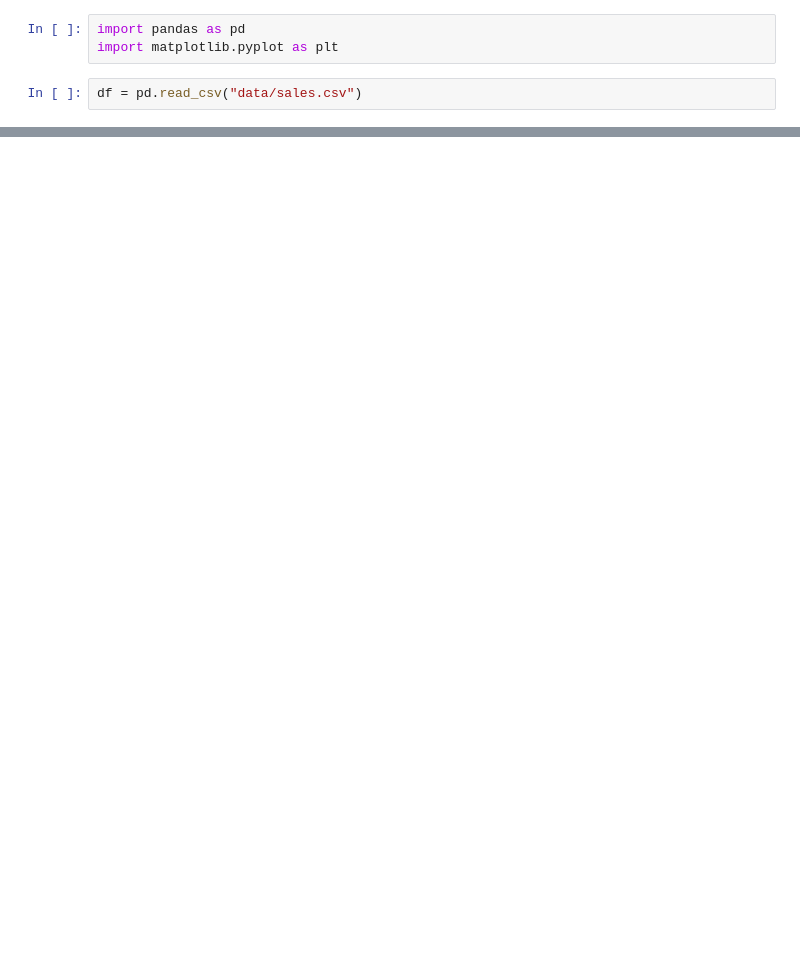
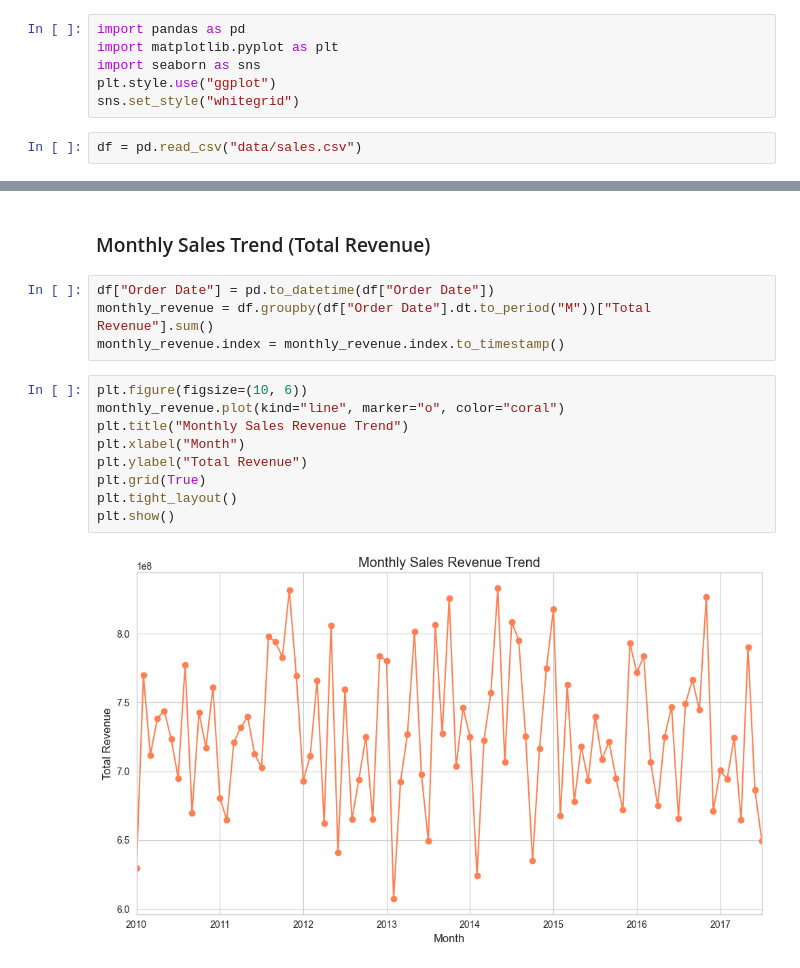
Before and after one commit to Subham8989/ELEVATE_LABS_PYTHON_DAY_05, a Jupyter notebook: Sales Data Analysis using Pandas.ipynb, the cells around one changed output, grey strips where cells are left out. Cells and saved outputs as stored; diff of their text form; blank space fills up the shorter version.

Commit message:
Added Data Analysis for Sales Data

```diff
--- a/Sales Data Analysis using Pandas.ipynb
+++ b/Sales Data Analysis using Pandas.ipynb
@@ -5,6 +12,9 @@
 # %%
 import pandas as pd
 import matplotlib.pyplot as plt
+import seaborn as sns
+plt.style.use("ggplot")
+sns.set_style("whitegrid")
 # %%
 df = pd.read_csv("data/sales.csv")
 # %%
@@ -23,0 +68,17 @@ df.head(10)
+# %% [markdown]
+### Monthly Sales Trend (Total Revenue)
+# %%
+df["Order Date"] = pd.to_datetime(df["Order Date"])
+monthly_revenue = df.groupby(df["Order Date"].dt.to_period("M"))["Total Revenue"].sum()
+monthly_revenue.index = monthly_revenue.index.to_timestamp()
+# %%
+plt.figure(figsize=(10, 6))
+monthly_revenue.plot(kind="line", marker="o", color="coral")
+plt.title("Monthly Sales Revenue Trend")
+plt.xlabel("Month")
+plt.ylabel("Total Revenue")
+plt.grid(True)
+plt.tight_layout()
+plt.show()
+# %% [output]
+[figure, added]
```
Also changed, not shown: parts of 13 cells of this notebook, 2 other files.
